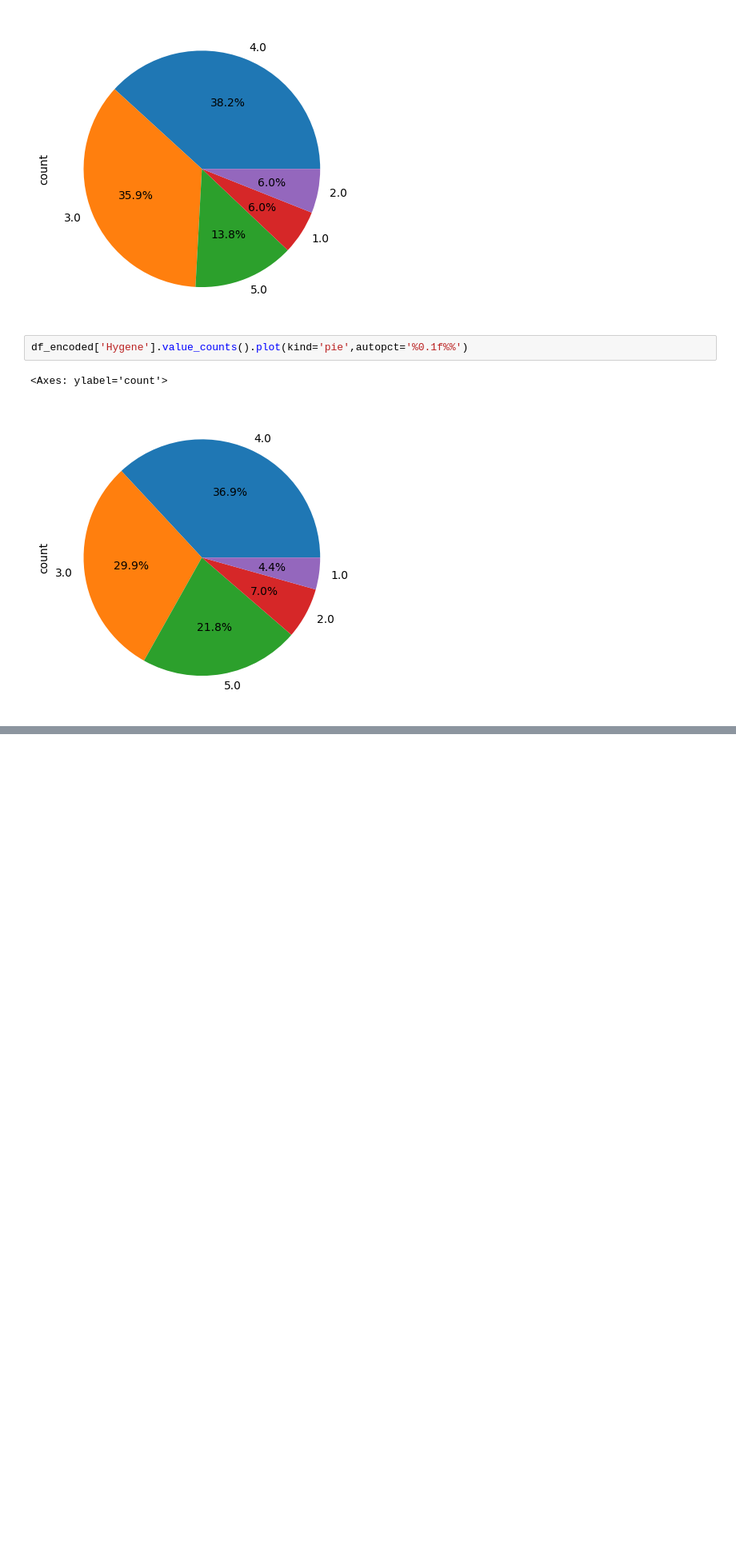
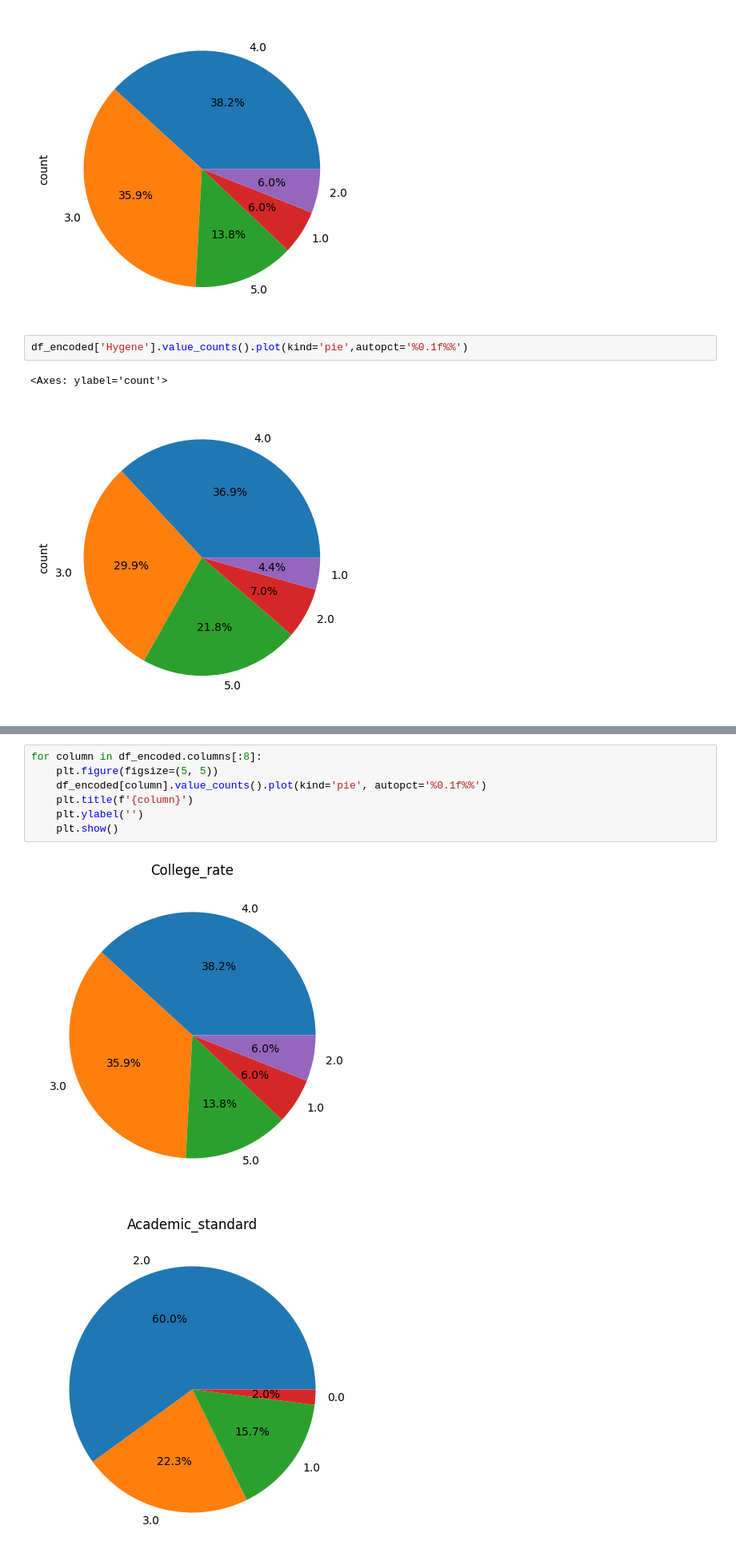
Before and after one commit to NeonLabs146/General_stuffs, a Jupyter notebook: Excellence_survey_MBM.ipynb, the cells around one changed output, grey strips where cells are left out. Shown at 80% size. Saved outputs shown, nothing was run; the diff lists cells and outputs as text; blank space fills up the shorter version.

```diff
--- a/Excellence_survey_MBM.ipynb
+++ b/Excellence_survey_MBM.ipynb
@@ -311,0 +342,10 @@ df_encoded['Hygene'].value_counts().plot(kind='pie',autopct='%0.1f%%')
+# %%
+for column in df_encoded.columns[:8]:
+    plt.figure(figsize=(5, 5))
+    df_encoded[column].value_counts().plot(kind='pie', autopct='%0.1f%%')
+    plt.title(f'{column}')
+    plt.ylabel('')
+    plt.show()
+# %% [output]
+[figure, added]
+[figure, added]
```
Also changed, not shown: parts of 3 cells of this notebook.
